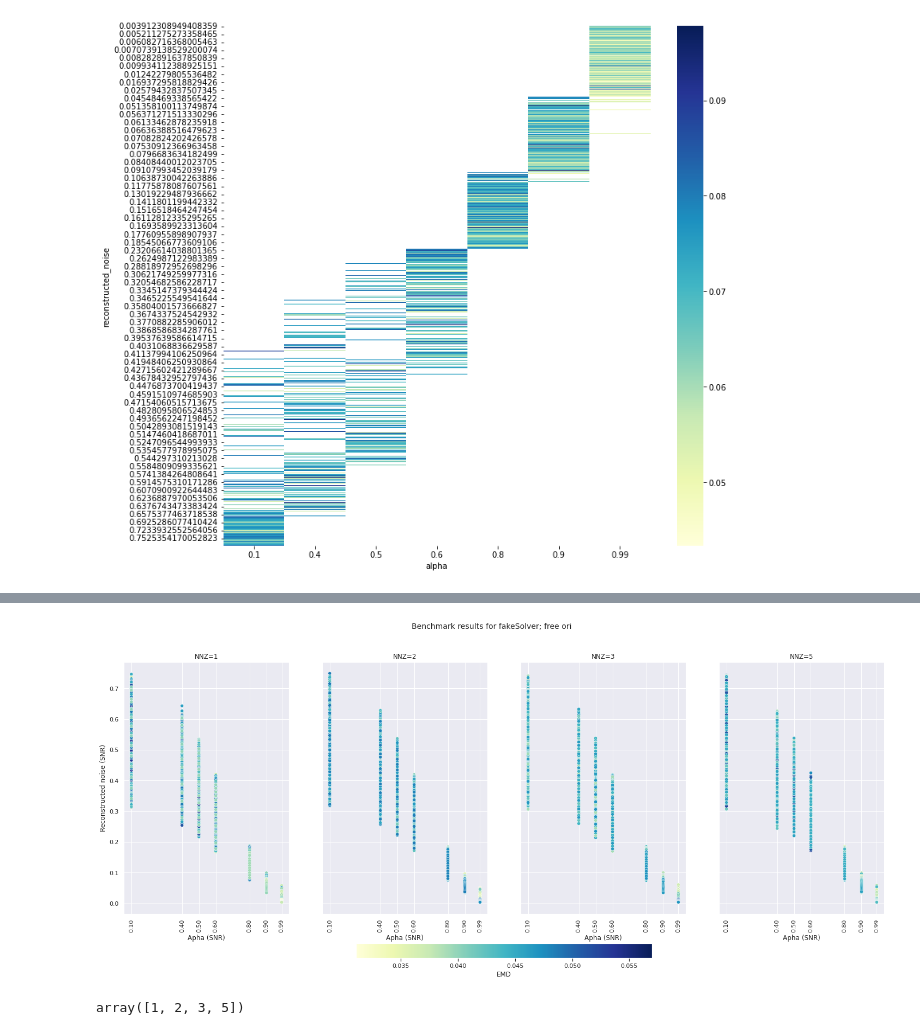
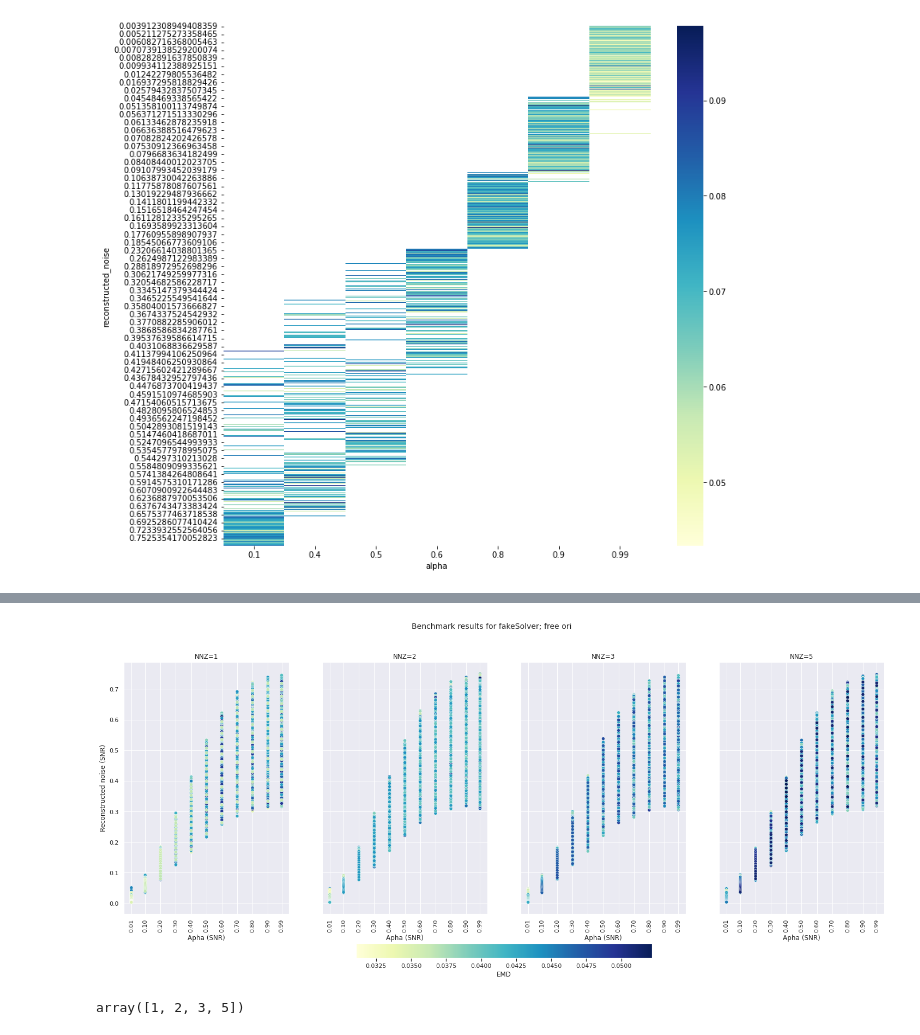
Before and after one commit to braindatalab/BSI-Zoo, a Jupyter notebook: plot_benchmark_metrics.ipynb, the cells around one changed output, grey strips where cells are left out. Saved outputs shown, nothing was run; the diff lists cells and outputs as text; code cells hidden in the pictures.

Commit message:
new plots

```diff
--- a/plot_benchmark_metrics.ipynb
+++ b/plot_benchmark_metrics.ipynb
@@ -42,3 +42,14 @@ df_results_free
+# %%
+import scipy.io as sio
+for i, df in enumerate(dfs_fixed):
+    df['alpha'] = 1-df['alpha'].astype('float')
+    OutData = {}
+
+    # convert DF to dictionary before loading to your dictionary
+    OutData['Obj'] = df.to_dict('list')
+
+    sio.savemat(f'./bsi_zoo/data/{benchmark_files_fixed[i][:-4]}.mat',OutData)
+# /home/anujanegi/tj/bdsg/BSI-Zoo/bsi_zoo/data
 # %%
 # # removed benchmarks that don't have all metrics.
 # df_results_fixed = df_results_fixed.dropna(axis=0, how='any')
@@ -47,7 +58,3 @@ df_results_free
 # df_results_free.shape
 # %% [output]
 (38847, 15)
-# %%
-
-data = df_results_fixed[df_results_fixed['nnz']==1].pivot_table('emd', ["reconstructed_noise"], "alpha", aggfunc='mean')
-data
@@ -73,6 +69,8 @@ ax = sns.heatmap(data, annot=False, fmt=".2f", cmap="YlGnBu")
 # %% [output]
 [figure]
 # %%
+# just testing
+df_results_fixed['alpha'] = 1-df_results_fixed['alpha'].astype(float)
 
 sns.set()
 # tips = sns.load_dataset("tips")
@@ -107,0 +106,5 @@ plt.show()
+# %%
+data = df_results_free[df_results_free['nnz']==1]
+
+a = data.where(data['alpha']==0.1)
+a
@@ -108,36 +125,37 @@ plt.show()
 # %%
+df_results_free['alpha'] = 1-df_results_free['alpha'].astype(float)
 
 sns.set()
 # tips = sns.load_dataset("tips")
 # plt.figure(figsize=(12, 12))
 fig, axs = plt.subplots(1, len(df_results_free['nnz'].unique()), figsize=(25, 10), sharey=True)
 for i, nnzi in enumerate(df_results_fixed['nnz'].unique()):
 
     data = df_results_free[df_results_free['nnz']==nnzi]
     ax = sns.scatterplot(y="reconstructed_noise", x="alpha", hue="emd",
                         palette='YlGnBu', data=data, ax=axs[i], legend=False)
     # set x ticks for each subplot
     axs[i].set_xticks(df_results_free['alpha'].unique())
     # xticks vertical
     axs[i].tick_params(axis='x', rotation=90)
     # xlabel
     axs[i].set_xlabel('Apha (SNR)')
     axs[i].set_ylabel('Reconstructed noise (SNR)')
     axs[i].set_title(f'NNZ={nnzi}')
 
 norm = plt.Normalize(data['emd'].min(), data['emd'].max())
 sm = plt.cm.ScalarMappable(cmap="YlGnBu", norm=norm)
 sm.set_array([])
 fig.colorbar(sm, ax=axs, orientation='horizontal', fraction=0.05, pad=0.1, label='EMD')
 # set colorbar label
 # set title
 fig.suptitle('Benchmark results for fakeSolver; free ori', fontsize=14)
 
 # axs.figure.colorbar(sm)
 
 plt.show()
 # %% [output]
-[figure, old version]
+[figure, new version]
 # %%
 df_results_fixed['nnz'].unique()
 # %% [output]
```
Also changed, not shown: parts of 5 cells of this notebook.
